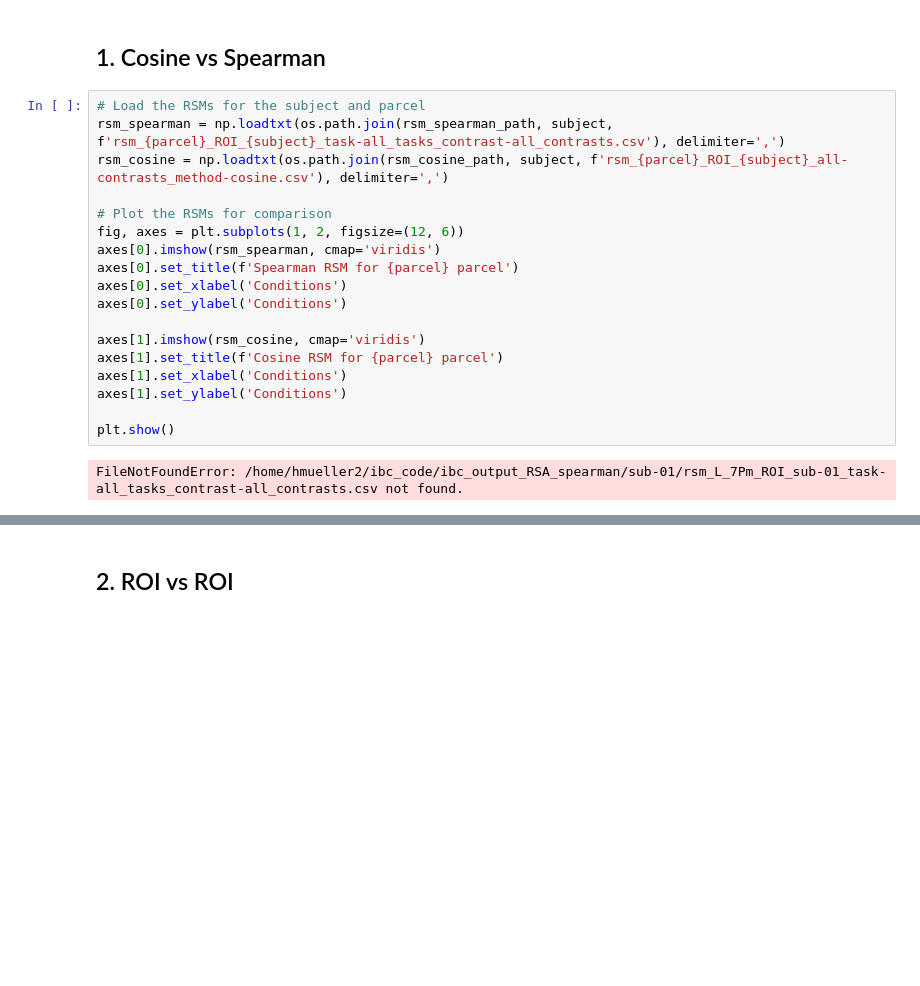
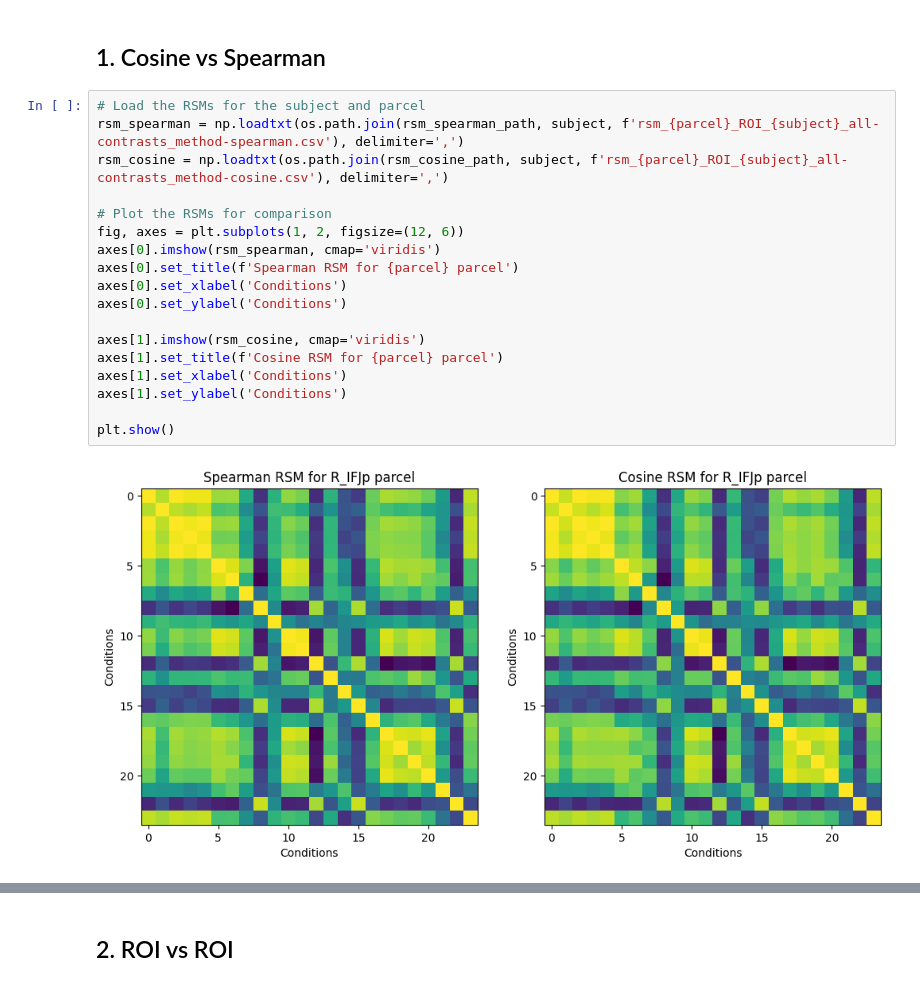
Before and after one commit to Cognitive-Neuroscience-Neurotechnology/ibc_latent, a Jupyter notebook: RSA/RSM_Visualization.ipynb, the cells around one changed output, grey strips where cells are left out. Drawn from its saved outputs; the diff is of its cells as text; blank space fills up the shorter version.

```diff
--- a/RSA/RSM_Visualization.ipynb
+++ b/RSA/RSM_Visualization.ipynb
@@ -55,24 +55,24 @@ Selected method: cosine
 ## 1. Cosine vs Spearman
 # %%
 # Load the RSMs for the subject and parcel
-rsm_spearman = np.loadtxt(os.path.join(rsm_spearman_path, subject, f'rsm_{parcel}_ROI_{subject}_task-all_tasks_contrast-all_contrasts.csv'), delimiter=',')
+rsm_spearman = np.loadtxt(os.path.join(rsm_spearman_path, subject, f'rsm_{parcel}_ROI_{subject}_all-contrasts_method-spearman.csv'), delimiter=',')
 rsm_cosine = np.loadtxt(os.path.join(rsm_cosine_path, subject, f'rsm_{parcel}_ROI_{subject}_all-contrasts_method-cosine.csv'), delimiter=',')
 
 # Plot the RSMs for comparison
 fig, axes = plt.subplots(1, 2, figsize=(12, 6))
 axes[0].imshow(rsm_spearman, cmap='viridis')
 axes[0].set_title(f'Spearman RSM for {parcel} parcel')
 axes[0].set_xlabel('Conditions')
 axes[0].set_ylabel('Conditions')
 
 axes[1].imshow(rsm_cosine, cmap='viridis')
 axes[1].set_title(f'Cosine RSM for {parcel} parcel')
 axes[1].set_xlabel('Conditions')
 axes[1].set_ylabel('Conditions')
 
 plt.show()
 # %% [output]
-FileNotFoundError: /home/hmueller2/ibc_code/ibc_output_RSA_spearman/sub-01/rsm_L_7Pm_ROI_sub-01_task-all_tasks_contrast-all_contrasts.csv not found.
+[figure, added]
 # %%
 # Calculate the difference between the two matrices
 difference_matrix = rsm_spearman - rsm_cosine
```
Also changed, not shown: parts of 2 cells of this notebook, 1 other file.
